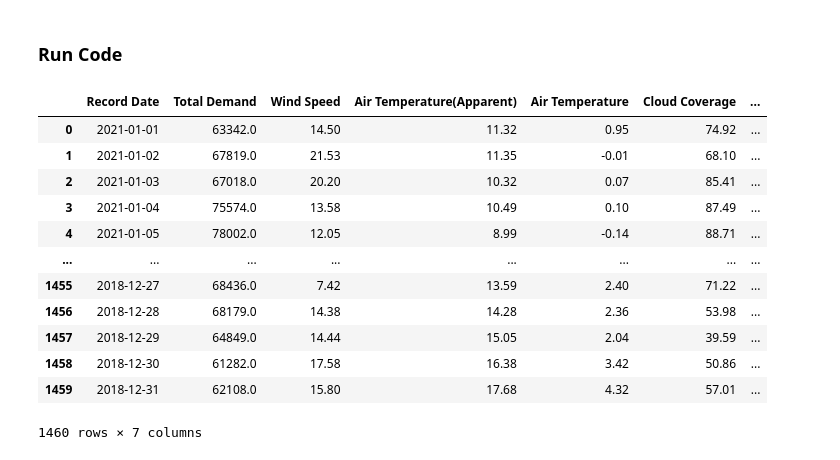
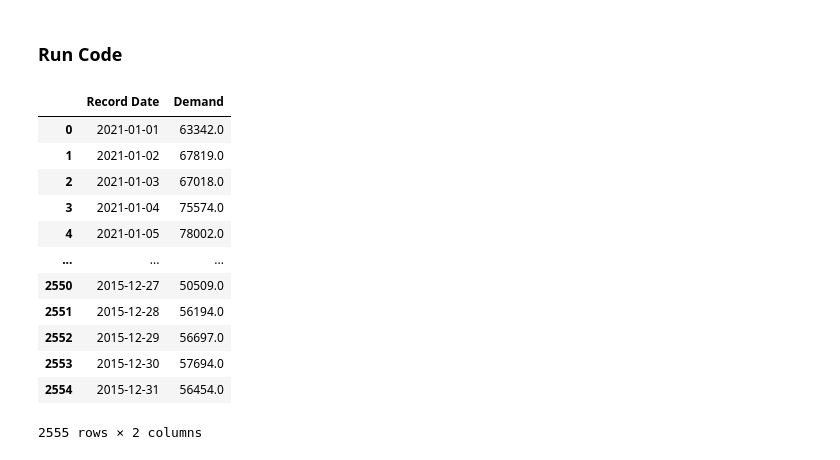
Before and after one commit to snowbalzz/Modeling, a Jupyter notebook: Gen2/Add_Data_Func.ipynb, the cells around one changed output. Cells and saved outputs as stored; diff of their text form; code cells hidden in the pictures.

```diff
--- a/Gen2/Add_Data_Func.ipynb
+++ b/Gen2/Add_Data_Func.ipynb
@@ -18,7 +36,7 @@ df1 = pd.read_csv('../../csv/Radiation.csv', index_col=0)
 ### Selected years
 # %%
 # Selection of 4 Years
-years = ['2018', '2019', '2020', '2021']
+years = ['2015','2016','2017', '2018', '2019', '2020', '2021']
 # %% [markdown]
 ### Function
 # %%
@@ -46,7 +64,7 @@ def shuffleData(years, df, name):
         selectedList.append(selected)
 
     #Contact using Iteration
-    ff = pd.concat([selectedList[3], selectedList[2],  selectedList[1],  selectedList[0]])
+    ff = pd.concat([selectedList[6], selectedList[5], selectedList[4], selectedList[3], selectedList[2],  selectedList[1],  selectedList[0]])
 
     ff.reset_index(inplace=True)
     ff.drop('index', axis=1, inplace=True)
@@ -64,19 +82,22 @@ def mergeData(years, df, mf, name):
 # %% [markdown]
 ### Run Code
 # %%
-df = mergeData(years, df1, df0, "Radiation")
-df
+# df = mergeData(years, df1, df0, "Radiation")
+# df
-# %% [output]
-|  | Record Date | Total Demand | Wind Speed | Air Temperature(Apparent) | Air Temperature | Cloud Coverage | ... |
-| 0 | 2021-01-01 | 63342.0 | 14.50 | 11.32 | 0.95 | 74.92 | ... |
-| 1 | 2021-01-02 | 67819.0 | 21.53 | 11.35 | -0.01 | 68.10 | ... |
-| 2 | 2021-01-03 | 67018.0 | 20.20 | 10.32 | 0.07 | 85.41 | ... |
-| 3 | 2021-01-04 | 75574.0 | 13.58 | 10.49 | 0.10 | 87.49 | ... |
-| 4 | 2021-01-05 | 78002.0 | 12.05 | 8.99 | -0.14 | 88.71 | ... |
-| ... | ... | ... | ... | ... | ... | ... | ... |
-| 1455 | 2018-12-27 | 68436.0 | 7.42 | 13.59 | 2.40 | 71.22 | ... |
-| 1456 | 2018-12-28 | 68179.0 | 14.38 | 14.28 | 2.36 | 53.98 | ... |
-| 1457 | 2018-12-29 | 64849.0 | 14.44 | 15.05 | 2.04 | 39.59 | ... |
-| 1458 | 2018-12-30 | 61282.0 | 17.58 | 16.38 | 3.42 | 50.86 | ... |
-| 1459 | 2018-12-31 | 62108.0 | 15.80 | 17.68 | 4.32 | 57.01 | ... |
-1460 rows × 7 columns
+# %%
+df = shuffleData(years, df1, 'Demand')
+df
+# %% [output]
+|  | Record Date | Demand |
+| 0 | 2021-01-01 | 63342.0 |
+| 1 | 2021-01-02 | 67819.0 |
+| 2 | 2021-01-03 | 67018.0 |
+| 3 | 2021-01-04 | 75574.0 |
+| 4 | 2021-01-05 | 78002.0 |
+| ... | ... | ... |
+| 2550 | 2015-12-27 | 50509.0 |
+| 2551 | 2015-12-28 | 56194.0 |
+| 2552 | 2015-12-29 | 56697.0 |
+| 2553 | 2015-12-30 | 57694.0 |
+| 2554 | 2015-12-31 | 56454.0 |
+2555 rows × 2 columns
```
Also changed, not shown: parts of 3 cells of this notebook, 6 other files.
